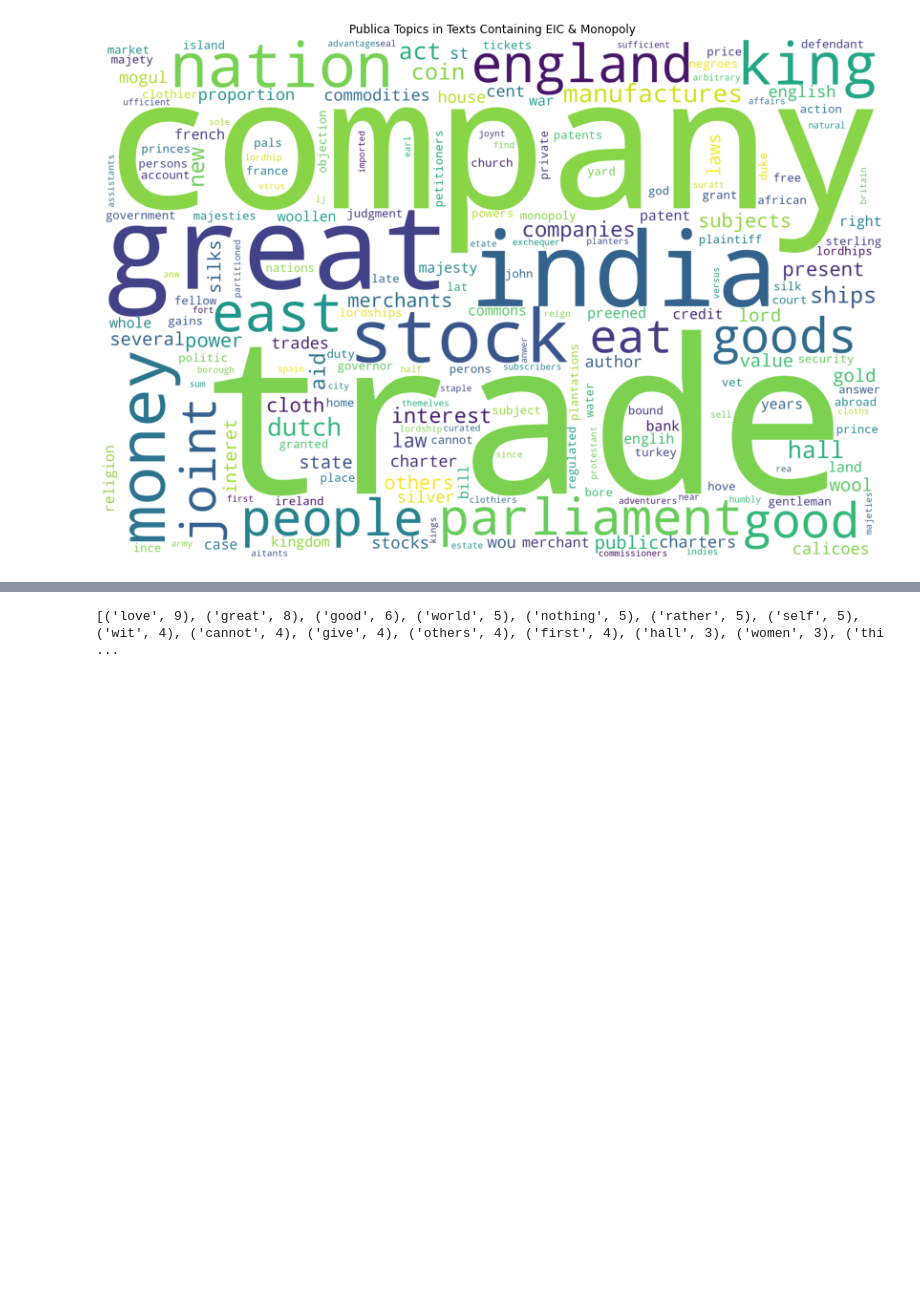
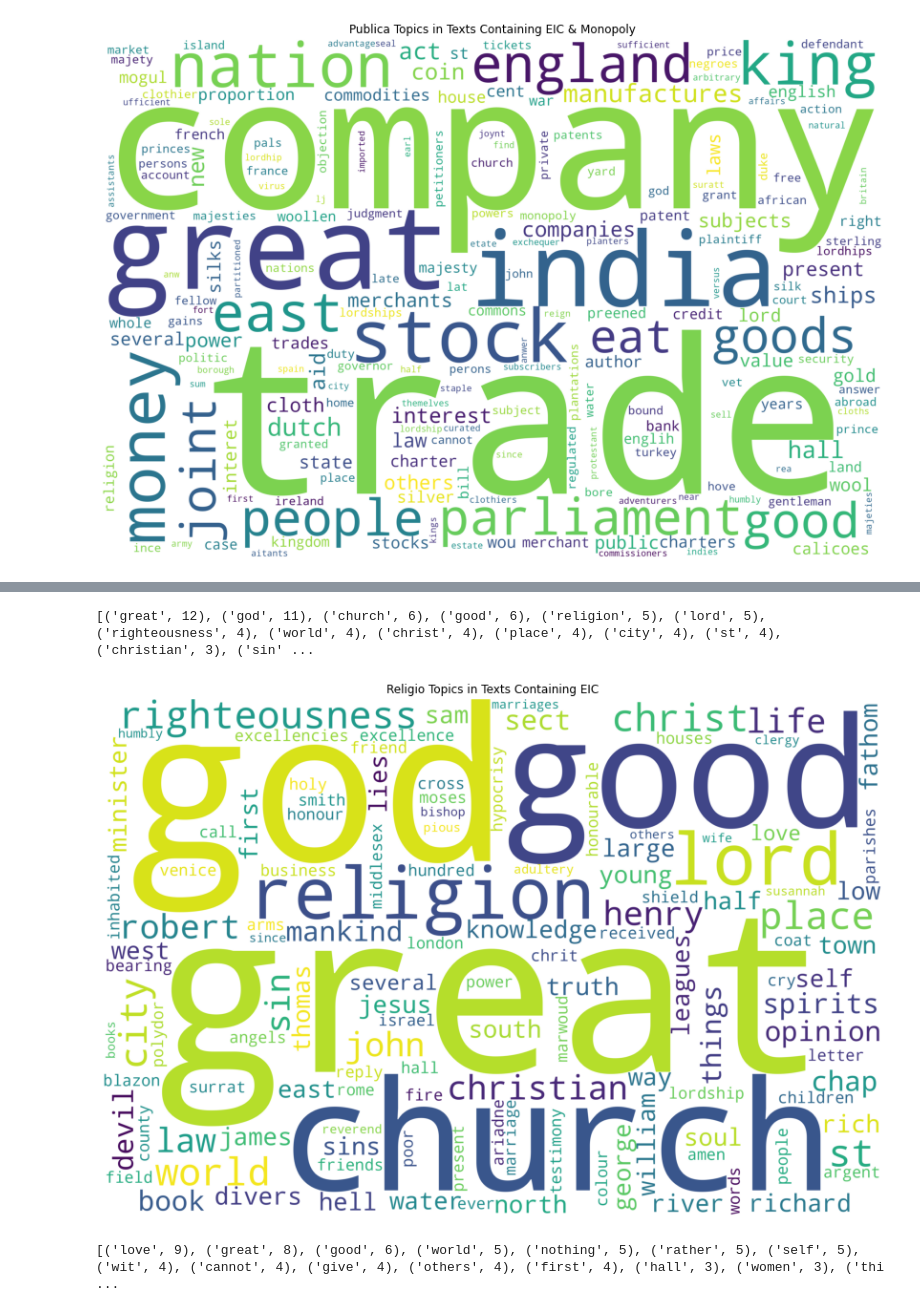
Before and after one commit to hsmith221/ECBC-21-22, a Jupyter notebook: Topic_Modeling/topics.ipynb, the cells around one changed output, grey strips where cells are left out. Cells and saved outputs as stored; diff of their text form; code cells hidden in the pictures; blank space fills up the shorter version.

```diff
--- a/Topic_Modeling/topics.ipynb
+++ b/Topic_Modeling/topics.ipynb
@@ -200,3 +205,8 @@ topicCloud('publica','eic_monopoly.txt','Publica Topics in Texts Containing EIC
+# %%
+topicCloud('religio','eic.txt','Religio Topics in Texts Containing EIC')
+# %% [output]
+[('great', 12), ('god', 11), ('church', 6), ('good', 6), ('religion', 5), ('lord', 5), ('righteousness', 4), ('world', 4), ('christ', 4), ('place', 4), ('city', 4), ('st', 4), ('christian', 3), ('sin' ...
+[figure, added]
 # %%
 topicCloud('altera','monopoly.txt',"Altera Topics in Texts Containing Monopoly")
 # %% [output]
```
Also changed, not shown: parts of 1 cell of this notebook, 21 other files.
